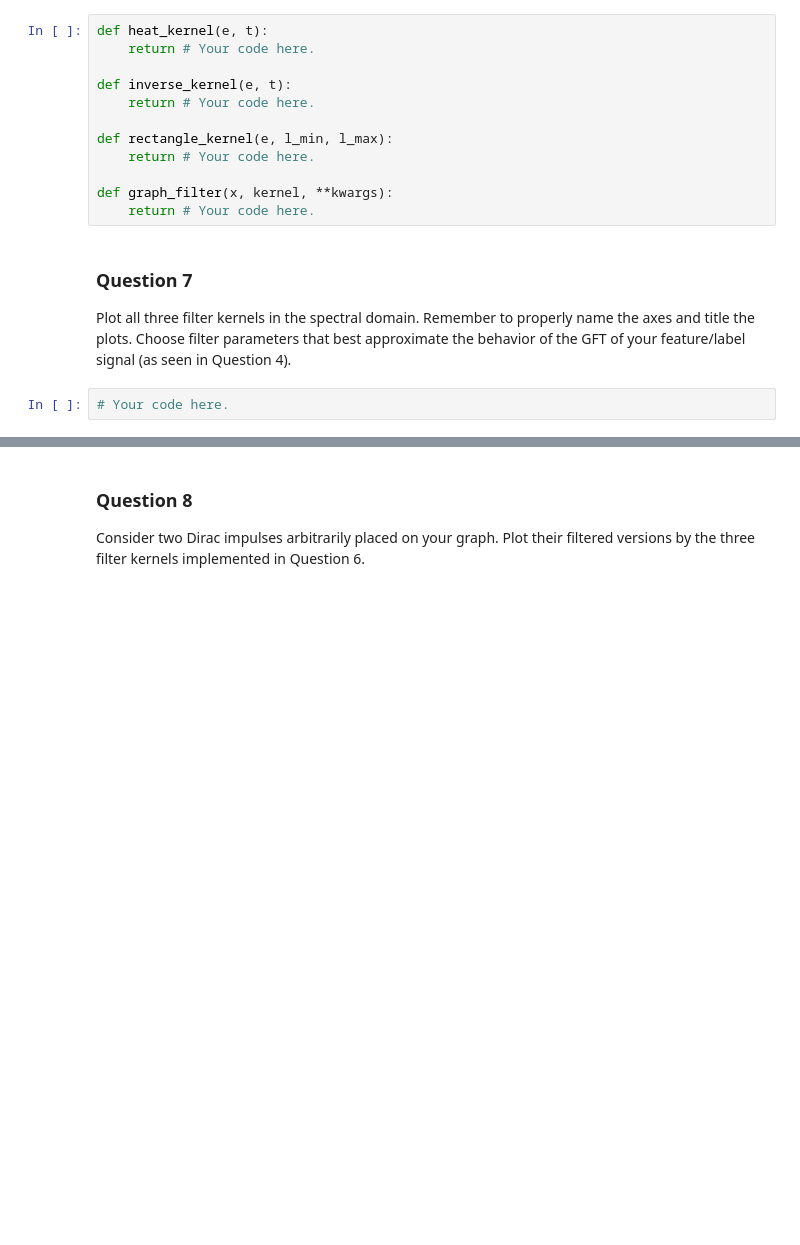
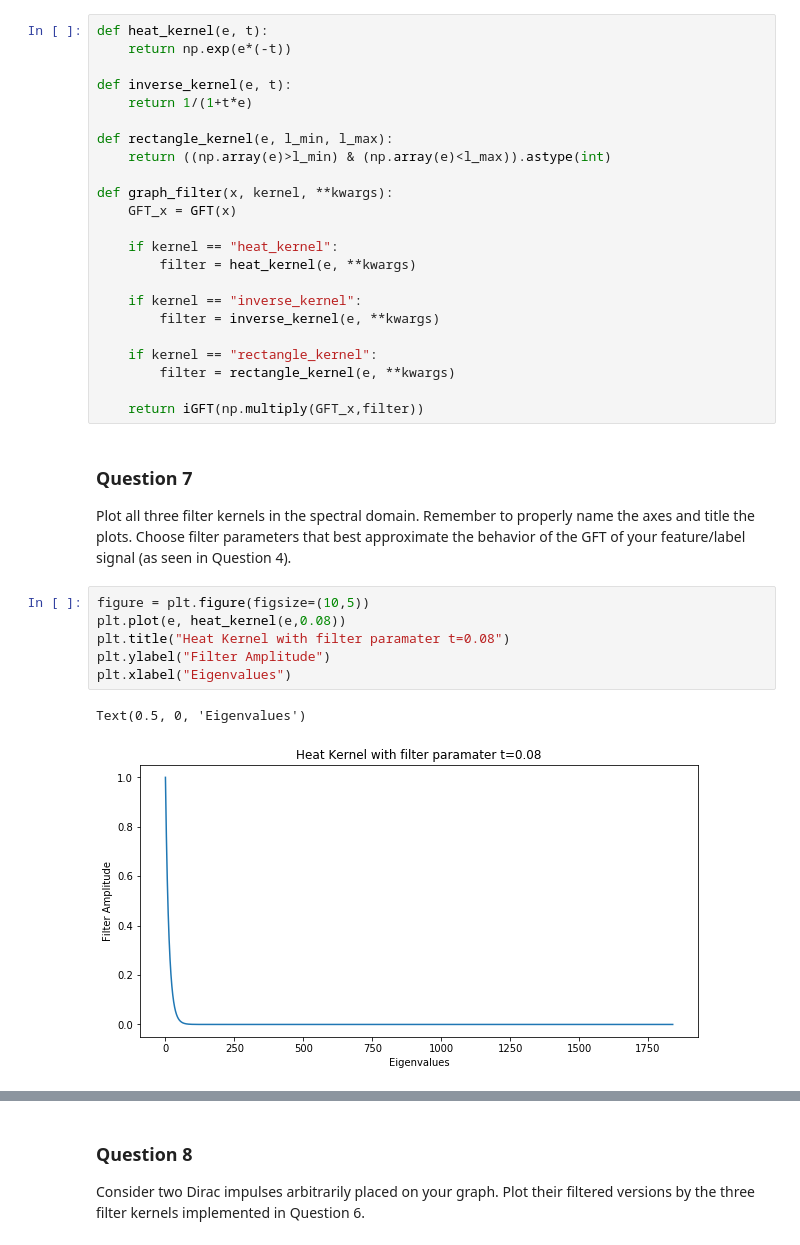
Before and after one commit to weberjoe/NTDS-MS-1-Route2-911, a Jupyter notebook: MS_4/4_graph_signal_processing.ipynb, the cells around one changed output, grey strips where cells are left out. Saved outputs shown, nothing was run; the diff lists cells and outputs as text; blank space fills up the shorter version.

```diff
--- a/MS_4/4_graph_signal_processing.ipynb
+++ b/MS_4/4_graph_signal_processing.ipynb
@@ -199,21 +212,39 @@ Implement the following three filter kernels and the graph filtering operation.
       The `kwargs` variable is a dictionary whose keyes and values are the parameter names and values.
       This is useful to allow both `graph_filter(x, heat_kernel, tau=1.0)` and `graph_filter(x, rectangle_kernel, lambda_min=0.0, lambda_max=1.0)` to be valid calls from the same implementation.
       One can then defer the keyword-value assignment to the `kernel` call: `foo = kernel(bar, **kwargs)`.
-# %%
-def heat_kernel(e, t):
-    return # Your code here.
-
-def inverse_kernel(e, t):
-    return # Your code here.
-
-def rectangle_kernel(e, l_min, l_max):
-    return # Your code here.
-
-def graph_filter(x, kernel, **kwargs):
-    return # Your code here.
+# %%
+def heat_kernel(e, t):
+    return np.exp(e*(-t))
+
+def inverse_kernel(e, t):
+    return 1/(1+t*e)
+
+def rectangle_kernel(e, l_min, l_max):
+    return ((np.array(e)>l_min) & (np.array(e)<l_max)).astype(int)
+
+def graph_filter(x, kernel, **kwargs):
+    GFT_x = GFT(x)
+
+    if kernel == "heat_kernel":
+        filter = heat_kernel(e, **kwargs)
+
+    if kernel == "inverse_kernel":
+        filter = inverse_kernel(e, **kwargs)
+
+    if kernel == "rectangle_kernel":
+        filter = rectangle_kernel(e, **kwargs)
+
+    return iGFT(np.multiply(GFT_x,filter))
 # %% [markdown]
 ### Question 7
 
 Plot all three filter kernels in the spectral domain. Remember to properly name the axes and title the plots. Choose filter parameters that best approximate the behavior of the GFT of your feature/label signal (as seen in Question 4).
-# %%
-# Your code here.
+# %%
+figure = plt.figure(figsize=(10,5))
+plt.plot(e, heat_kernel(e,0.08))
+plt.title("Heat Kernel with filter paramater t=0.08")
+plt.ylabel("Filter Amplitude")
+plt.xlabel("Eigenvalues")
+# %% [output]
+Text(0.5, 0, 'Eigenvalues')
+[figure, added]
```
Also changed, not shown: parts of 15 cells of this notebook, 1 other file.
